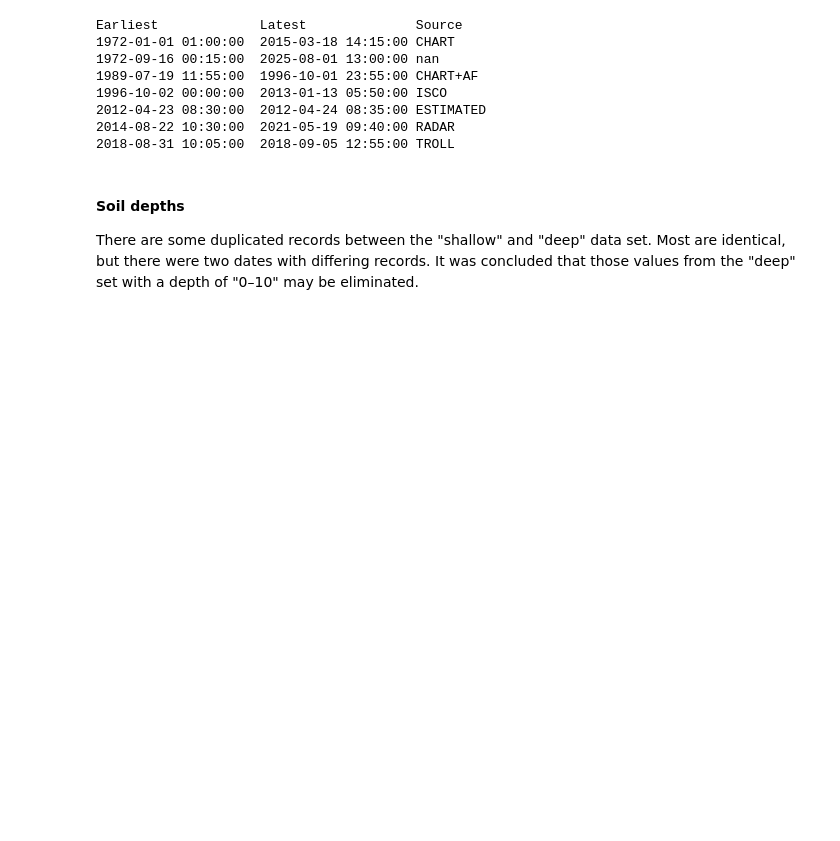
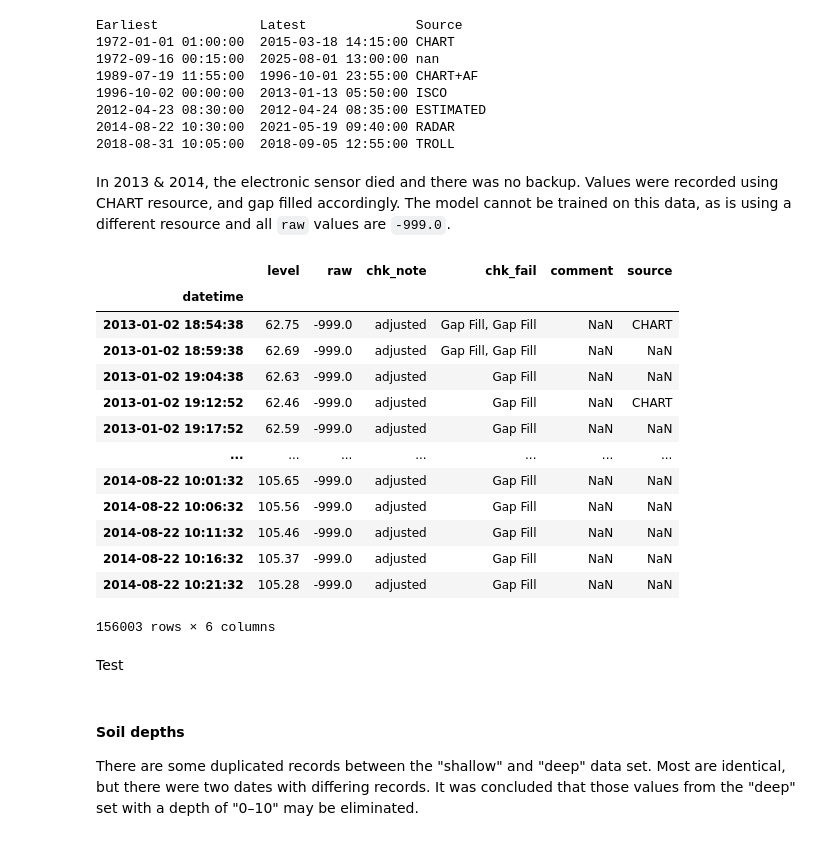
Before and after one commit to gmcginnis/info-698-capstone, a Jupyter notebook: 01_eda.ipynb, the cells around one changed output. Drawn from its saved outputs; the diff is of its cells as text; code cells hidden in the pictures; blank space fills up the shorter version.

Commit message:
Filtering out two years of non-e data

```diff
--- a/01_eda.ipynb
+++ b/01_eda.ipynb
@@ -227,6 +227,48 @@ Earliest             Latest              Source
 2012-04-23 08:30:00  2012-04-24 08:35:00 ESTIMATED
 2014-08-22 10:30:00  2021-05-19 09:40:00 RADAR
 2018-08-31 10:05:00  2018-09-05 12:55:00 TROLL
+# %%
+# Filter the dataset to start once values stopped by being recorded by CHART
+date_weir_start = data_all_combined[data_all_combined['source'] == 'CHART+AF'].sort_index().index[0]
+
+data_combined = data_all_combined.sort_index()[date_weir_start:]
+# %% [markdown]
+In 2013 & 2014, the electronic sensor died and there was no backup. Values were recorded using CHART resource, and gap filled accordingly.
+The model cannot be trained on this data, as is using a different resource and all `raw` values are `-999.0`.
+# %%
+data_gap = data_combined['2013-01-01 00:00:00':'2014-08-22 23:59:59']
+
+# The ISCO sensor failed in early 2013
+# Get the earliest date of gap filling
+date_gap_start = data_gap[data_gap['source'] == 'CHART'].index[0]
+
+# Values started being recorded with RADAR in late 2014
+# Get the latest date of gap filling
+date_gap_end = data_gap[data_gap['source'] != 'RADAR'].index[-1]
+## EXPECTED -- 2013-01-02 18:54:38 - 2014-08-22 10:21:32
+
+# Filter accordingly
+# data_combined[(data_combined < date_gap_start) | (data_combined > date_gap_end)]
+# data_combined[~data_combined.index[date_gap_start:date_gap_end]]
+# data_combined.loc[data_combined.loc[date_gap_start:date_gap_end].index]
+data_combined = data_combined.drop(data_combined.loc[date_gap_start:date_gap_end].index)
+
+del data_gap
+# %% [output]
+|  | level | raw | chk_note | chk_fail | comment | source |
+| datetime |  |  |  |  |  |  |
+| 2013-01-02 18:54:38 | 62.75 | -999.0 | adjusted | Gap Fill, Gap Fill | NaN | CHART |
+| 2013-01-02 18:59:38 | 62.69 | -999.0 | adjusted | Gap Fill, Gap Fill | NaN | NaN |
+| 2013-01-02 19:04:38 | 62.63 | -999.0 | adjusted | Gap Fill | NaN | NaN |
+| 2013-01-02 19:12:52 | 62.46 | -999.0 | adjusted | Gap Fill | NaN | CHART |
+| 2013-01-02 19:17:52 | 62.59 | -999.0 | adjusted | Gap Fill | NaN | NaN |
+| ... | ... | ... | ... | ... | ... | ... |
+| 2014-08-22 10:01:32 | 105.65 | -999.0 | adjusted | Gap Fill | NaN | NaN |
+| 2014-08-22 10:06:32 | 105.56 | -999.0 | adjusted | Gap Fill | NaN | NaN |
+| 2014-08-22 10:11:32 | 105.46 | -999.0 | adjusted | Gap Fill | NaN | NaN |
+| 2014-08-22 10:16:32 | 105.37 | -999.0 | adjusted | Gap Fill | NaN | NaN |
+| 2014-08-22 10:21:32 | 105.28 | -999.0 | adjusted | Gap Fill | NaN | NaN |
+156003 rows × 6 columns
 # %%
 # Filter the dataset to only be non-CHART values
 data_combined = data_all_combined[data_all_combined['source'] != 'CHART']
@@ -265,3 +307,5 @@ data_soil_shallow = filter_dates(data_all_soil_shallow)
 # %%
 # Remove old stuff to save space
 del data_all_combined, data_all_rainfall, data_all_soil_shallow, data_all_soil_deep
+# %% [markdown]
+Test
```
Also changed, not shown: parts of 14 cells of this notebook.
